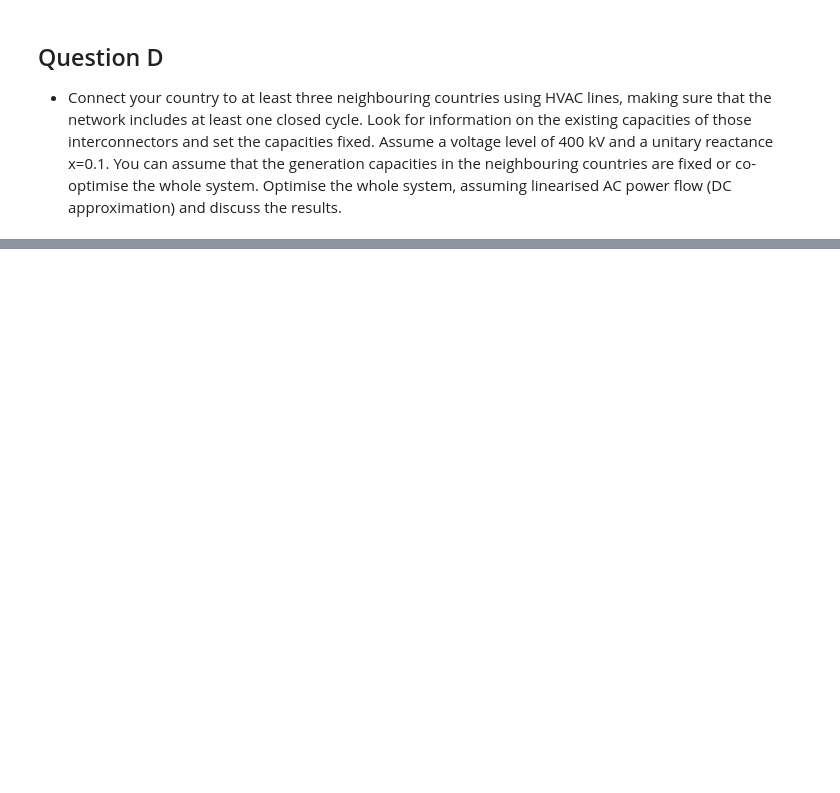
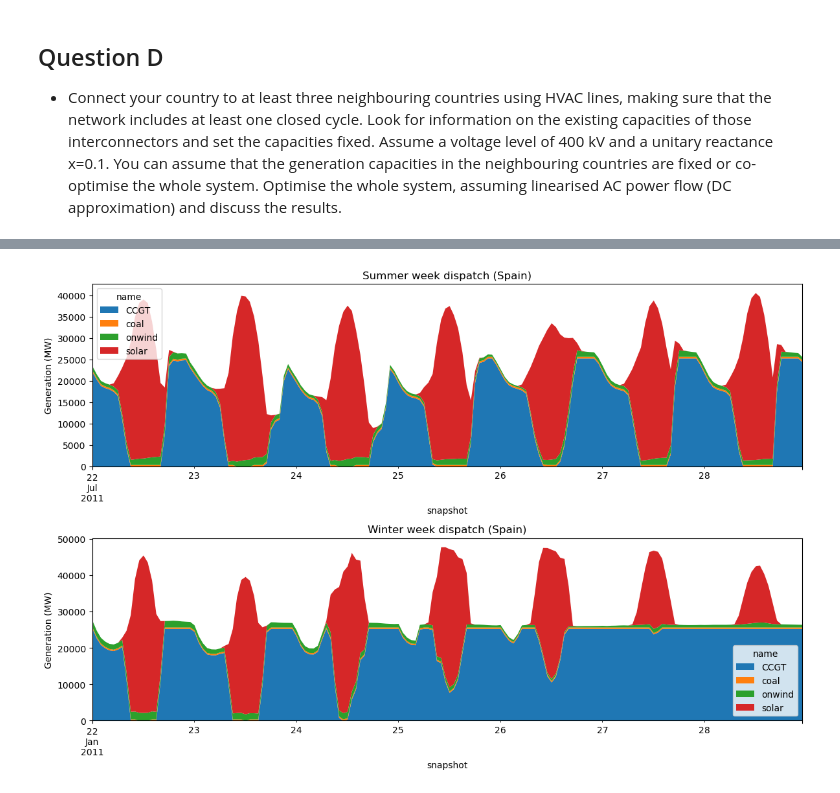
Before and after one commit to martaibaiao/integrated-energy-grids_project, a Jupyter notebook: project_part1.ipynb, the cells around one changed output, grey strips where cells are left out. Cells and saved outputs as stored; diff of their text form; code cells hidden in the pictures; blank space fills up the shorter version.

```diff
--- a/project_part1.ipynb
+++ b/project_part1.ipynb
@@ -716,0 +960,20 @@ plt.show()
+# %%
+# 10. Plot: Spain dispatch for summer and winter week
+spain_gen_cols = n_d.generators[n_d.generators.bus == "Spain electricity"].index
+
+fig, axes = plt.subplots(2, 1, figsize=(12, 8))
+
+for ax, start, title in zip(
+    axes,
+    ["2011-07-22", "2011-01-22"],
+    ["Summer week dispatch (Spain)", "Winter week dispatch (Spain)"],
+):
+    week = n_d.generators_t.p.loc[start:].iloc[:168][spain_gen_cols]
+    week.plot.area(ax=ax, title=title, linewidth=0)
+    ax.set_ylabel("Generation (MW)")
+    ax.set_xlabel("snapshot")
+
+plt.tight_layout()
+plt.show()
+# %% [output]
+[figure, added]
```
Also changed, not shown: parts of 20 cells of this notebook.
